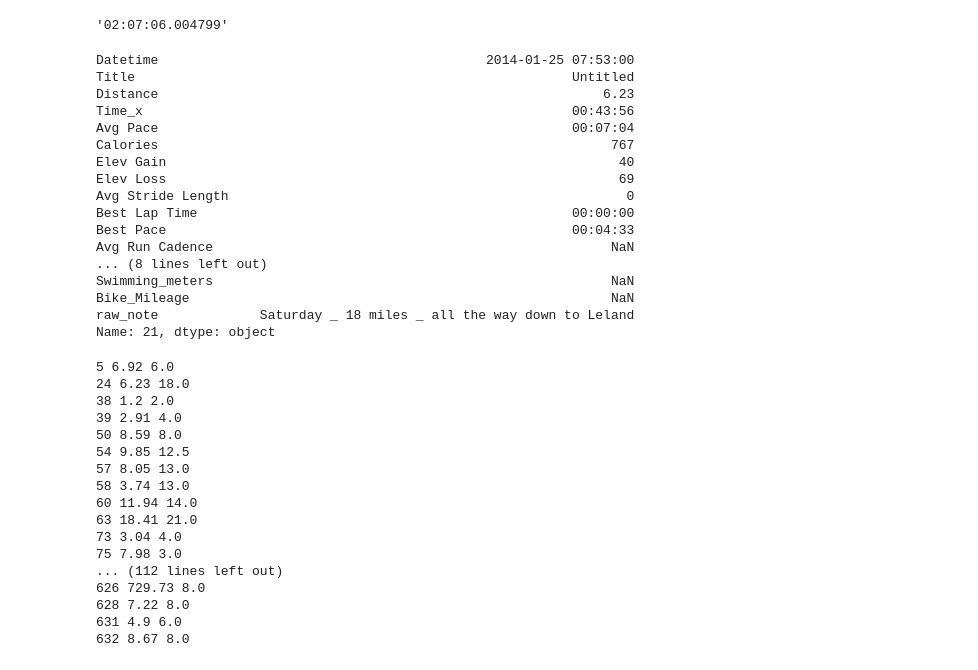
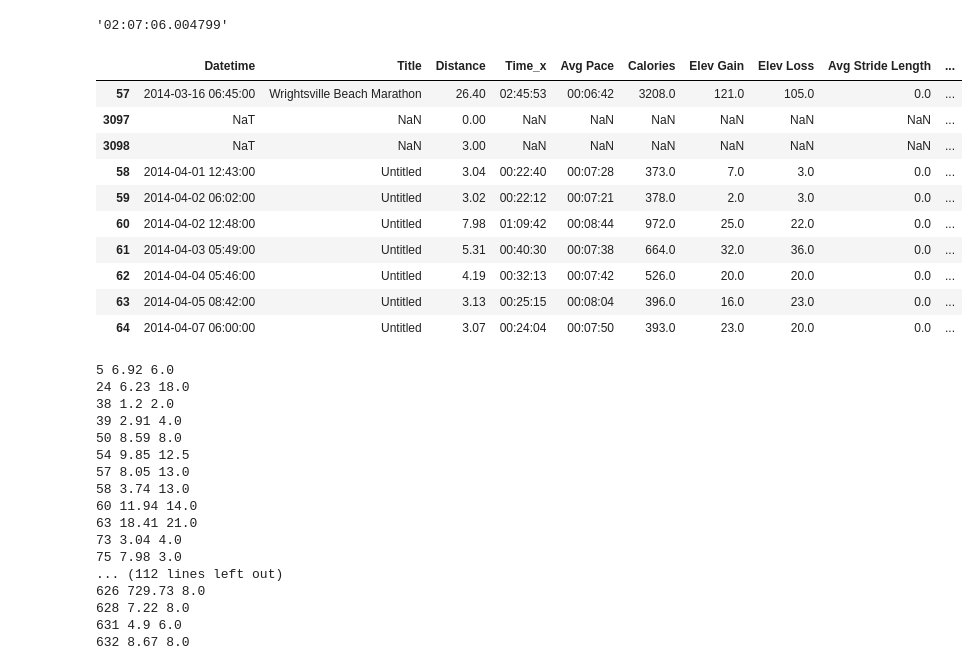
Before and after one commit to lilfetz22/Running_data, a Jupyter notebook: Running_Log.ipynb, the cells around one changed output. Saved outputs shown, nothing was run; the diff lists cells and outputs as text; code cells hidden in the pictures.

```diff
--- a/Running_Log.ipynb
+++ b/Running_Log.ipynb
@@ -1263,23 +1275,17 @@ manual_changes_post = {
 # %%
-intersection.iloc[21]
+intersection.iloc[70:80]
 # %% [output]
-Datetime                                          2014-01-25 07:53:00
-Title                                                        Untitled
-Distance                                                         6.23
-Time_x                                                       00:43:56
-Avg Pace                                                     00:07:04
-Calories                                                          767
-Elev Gain                                                          40
-Elev Loss                                                          69
-Avg Stride Length                                                   0
-Best Lap Time                                                00:00:00
-Best Pace                                                    00:04:33
-Avg Run Cadence                                                   NaN
-... (8 lines left out)
-Swimming_meters                                                   NaN
-Bike_Mileage                                                      NaN
-raw_note             Saturday _ 18 miles _ all the way down to Leland
-Name: 21, dtype: object
+|  | Datetime | Title | Distance | Time_x | Avg Pace | Calories | Elev Gain | Elev Loss | Avg Stride Length | ... |
+| 57 | 2014-03-16 06:45:00 | Wrightsville Beach Marathon | 26.40 | 02:45:53 | 00:06:42 | 3208.0 | 121.0 | 105.0 | 0.0 | ... |
+| 3097 | NaT | NaN | 0.00 | NaN | NaN | NaN | NaN | NaN | NaN | ... |
+| 3098 | NaT | NaN | 3.00 | NaN | NaN | NaN | NaN | NaN | NaN | ... |
+| 58 | 2014-04-01 12:43:00 | Untitled | 3.04 | 00:22:40 | 00:07:28 | 373.0 | 7.0 | 3.0 | 0.0 | ... |
+| 59 | 2014-04-02 06:02:00 | Untitled | 3.02 | 00:22:12 | 00:07:21 | 378.0 | 2.0 | 3.0 | 0.0 | ... |
+| 60 | 2014-04-02 12:48:00 | Untitled | 7.98 | 01:09:42 | 00:08:44 | 972.0 | 25.0 | 22.0 | 0.0 | ... |
+| 61 | 2014-04-03 05:49:00 | Untitled | 5.31 | 00:40:30 | 00:07:38 | 664.0 | 32.0 | 36.0 | 0.0 | ... |
+| 62 | 2014-04-04 05:46:00 | Untitled | 4.19 | 00:32:13 | 00:07:42 | 526.0 | 20.0 | 20.0 | 0.0 | ... |
+| 63 | 2014-04-05 08:42:00 | Untitled | 3.13 | 00:25:15 | 00:08:04 | 396.0 | 16.0 | 23.0 | 0.0 | ... |
+| 64 | 2014-04-07 06:00:00 | Untitled | 3.07 | 00:24:04 | 00:07:50 | 393.0 | 23.0 | 20.0 | 0.0 | ... |
 # %%
 for p in problem:
     print(p, intersection.Distance.iloc[p], intersection.Mileage.iloc[p])
```
Also changed, not shown: parts of 4 cells of this notebook.
